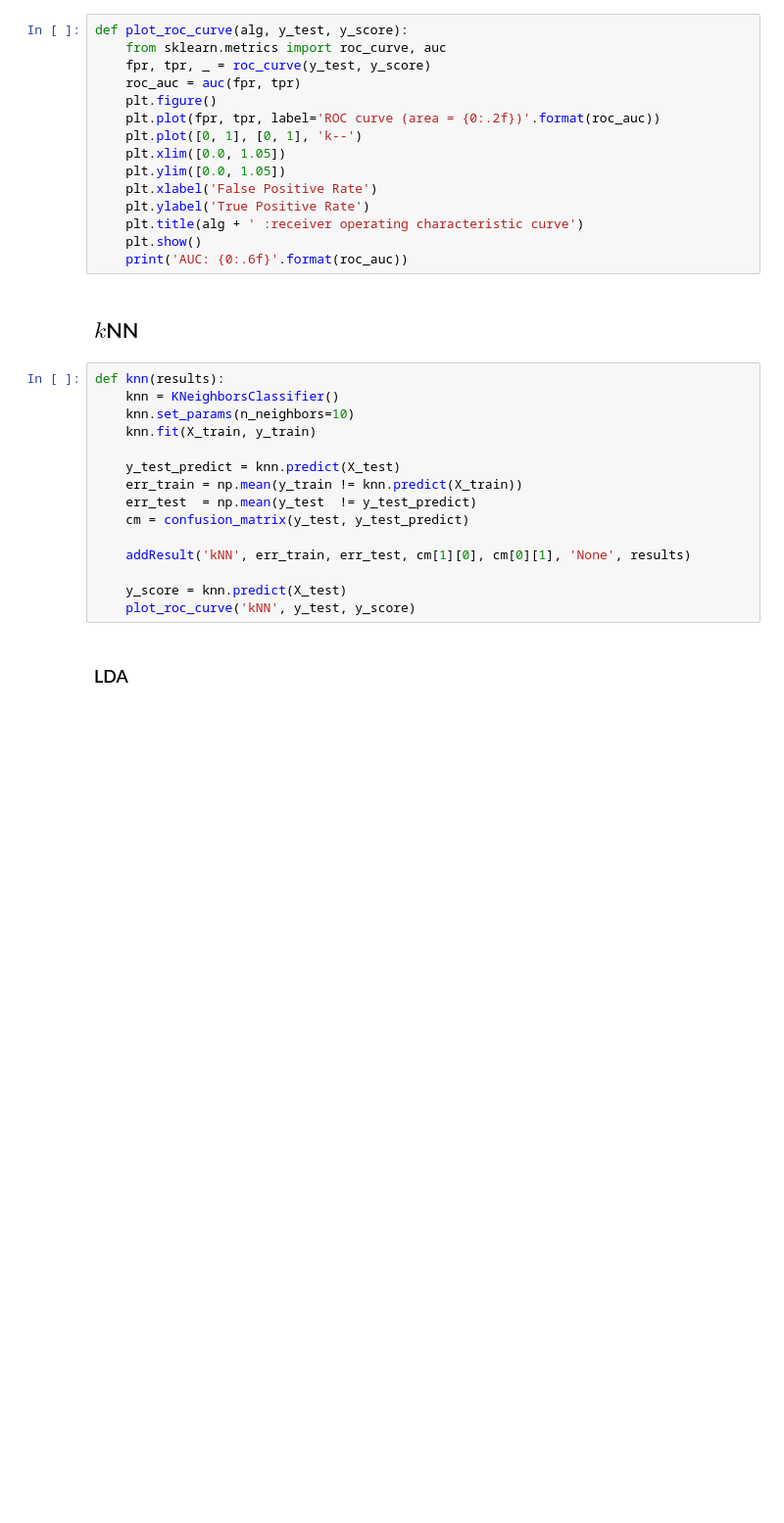
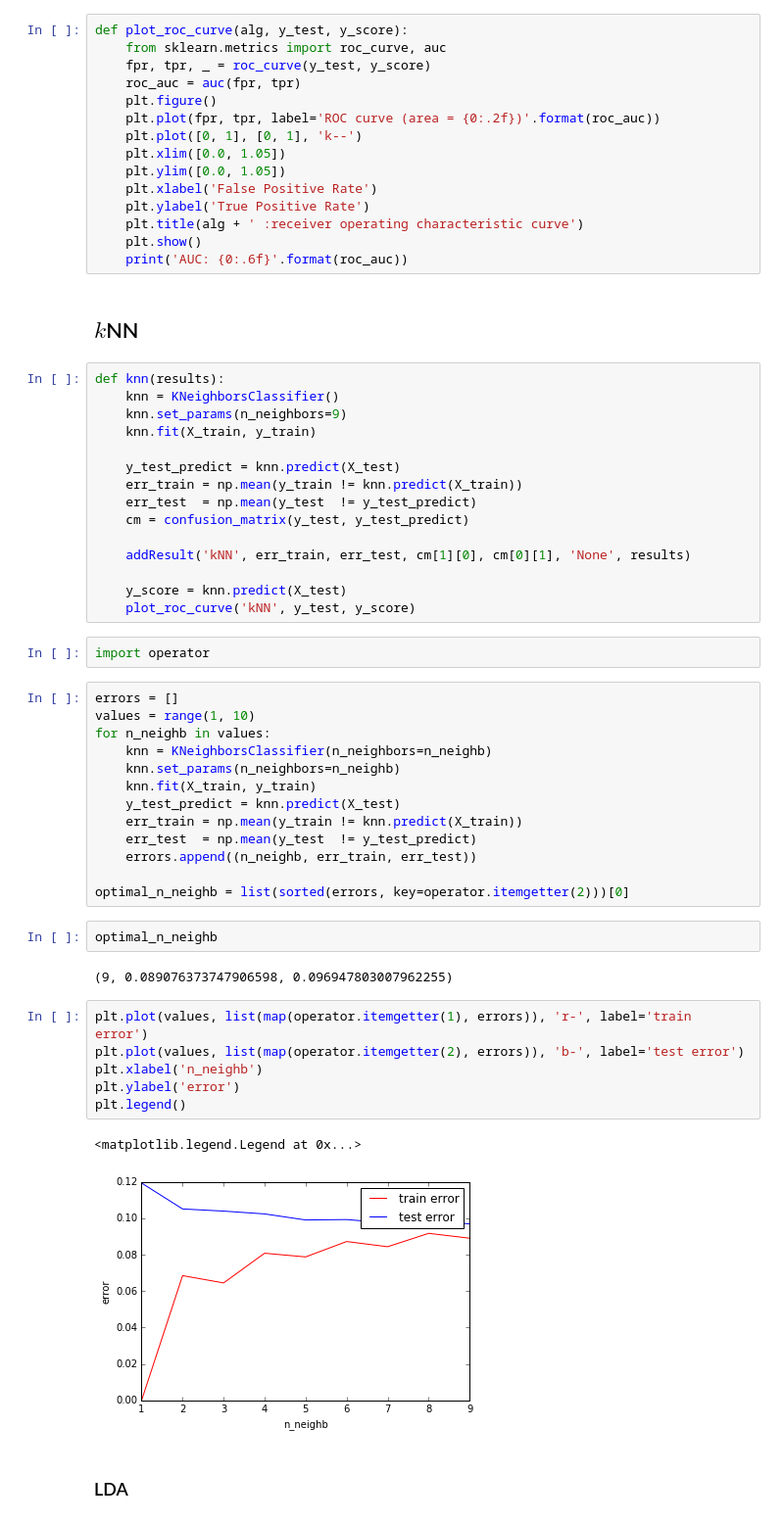
Before and after one commit to joistick11/data-mining-course, a Jupyter notebook: Vorontsov, 1st lab.ipynb, the cells around one changed output. Shown at 98% size. Saved outputs shown, nothing was run; the diff lists cells and outputs as text; blank space fills up the shorter version.

```diff
--- a/Vorontsov, 1st lab.ipynb
+++ b/Vorontsov, 1st lab.ipynb
@@ -416,7 +416,7 @@ def plot_roc_curve(alg, y_test, y_score):
 # %%
 def knn(results):
     knn = KNeighborsClassifier()
-    knn.set_params(n_neighbors=10)
+    knn.set_params(n_neighbors=9)
     knn.fit(X_train, y_train)
 
     y_test_predict = knn.predict(X_test)
@@ -428,6 +428,34 @@ def knn(results):
 
     y_score = knn.predict(X_test)
     plot_roc_curve('kNN', y_test, y_score)
+# %%
+import operator
+# %%
+errors = []
+values = range(1, 10)
+for n_neighb in values:
+    knn = KNeighborsClassifier(n_neighbors=n_neighb)
+    knn.set_params(n_neighbors=n_neighb)
+    knn.fit(X_train, y_train)
+    y_test_predict = knn.predict(X_test)
+    err_train = np.mean(y_train != knn.predict(X_train))
+    err_test  = np.mean(y_test  != y_test_predict)
+    errors.append((n_neighb, err_train, err_test))
+
+optimal_n_neighb = list(sorted(errors, key=operator.itemgetter(2)))[0]
+# %%
+optimal_n_neighb
+# %% [output]
+(9, 0.089076373747906598, 0.096947803007962255)
+# %%
+plt.plot(values, list(map(operator.itemgetter(1), errors)), 'r-', label='train error')
+plt.plot(values, list(map(operator.itemgetter(2), errors)), 'b-', label='test error')
+plt.xlabel('n_neighb')
+plt.ylabel('error')
+plt.legend()
+# %% [output]
+<matplotlib.legend.Legend at 0x...>
+[figure, added]
 # %% [markdown]
 ### LDA
 # %%
```
Also changed, not shown: parts of 24 cells of this notebook.
